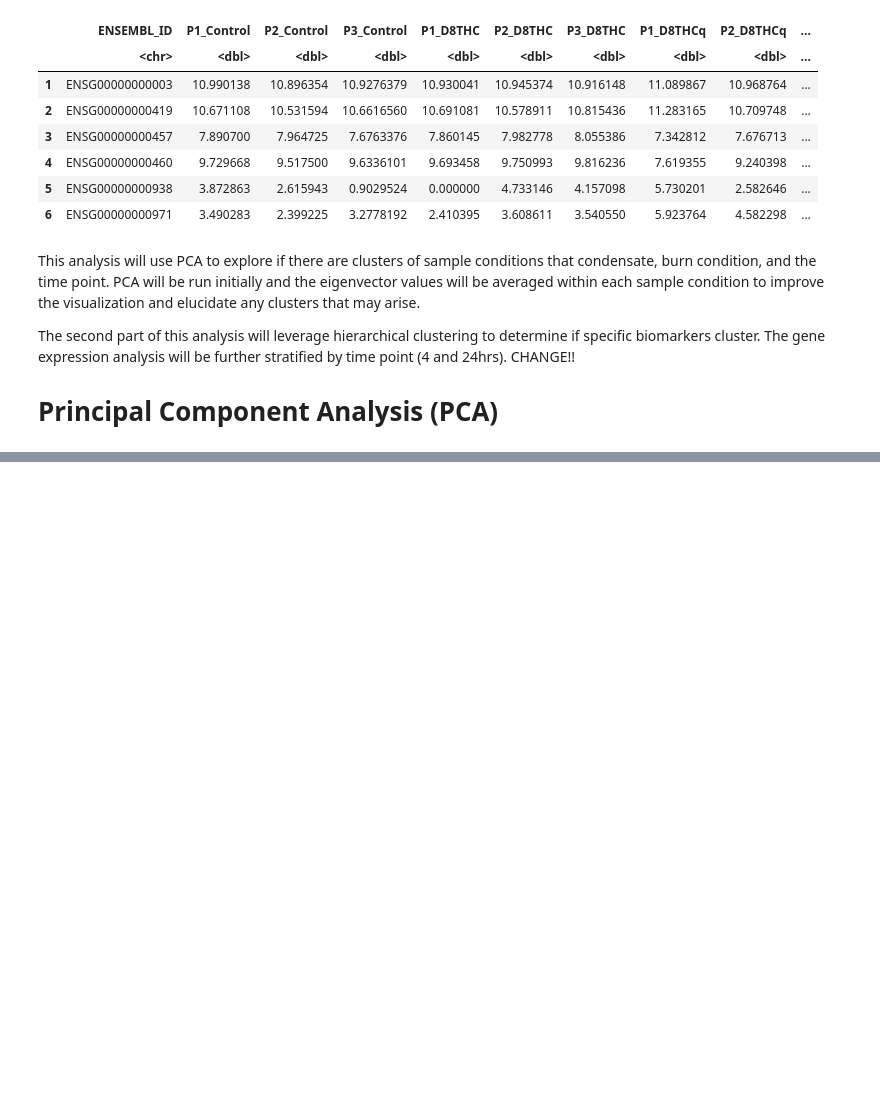
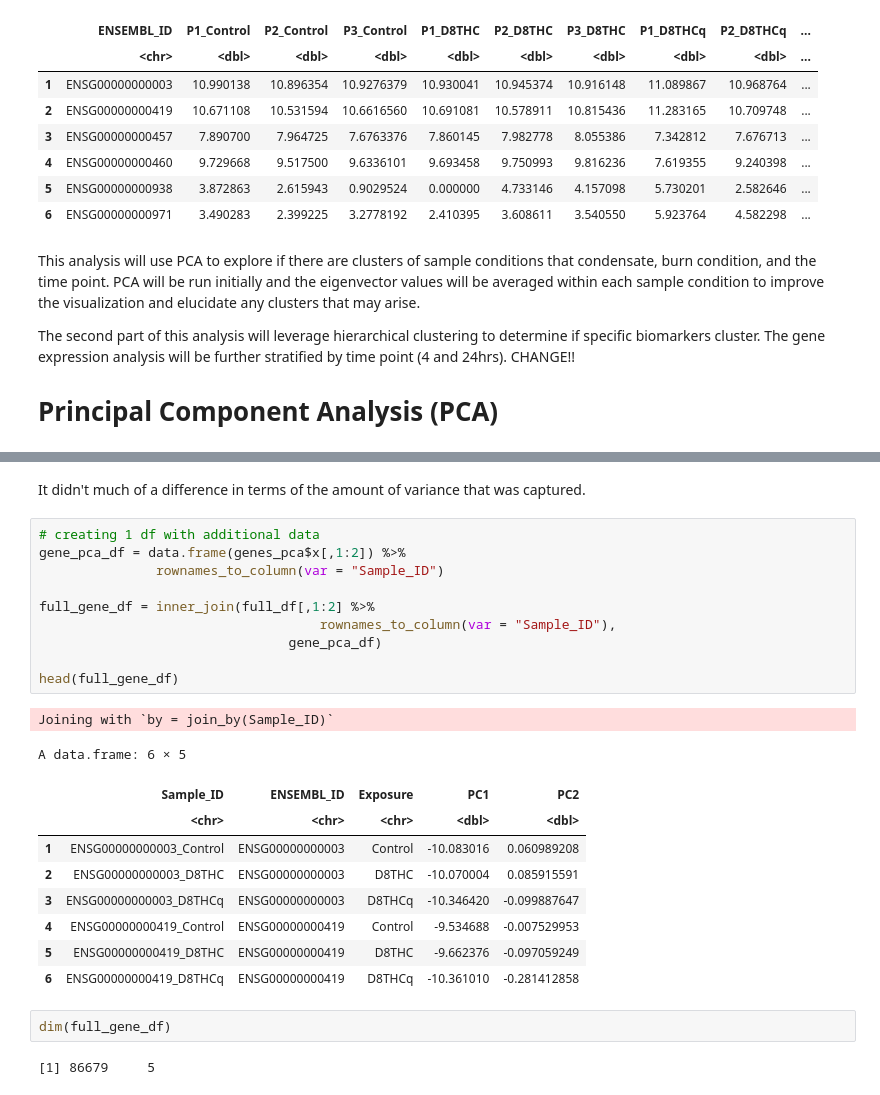
Before and after one commit to UNC-CEMALB/P1016.-THC-RNASeq-Adducts, a Jupyter notebook: 2. Cluster Analysis/Cluster Analysis.ipynb, the cells around one changed output, grey strips where cells are left out. Cells and saved outputs as stored; diff of their text form; blank space fills up the shorter version.

```diff
--- a/2. Cluster Analysis/Cluster Analysis.ipynb
+++ b/2. Cluster Analysis/Cluster Analysis.ipynb
@@ -81,0 +125,27 @@ A tibble: 260037 × 6
+# %% [markdown]
+It didn't much of a difference in terms of the amount of variance that was captured.
+# %%
+# creating 1 df with additional data
+gene_pca_df = data.frame(genes_pca$x[,1:2]) %>%
+               rownames_to_column(var = "Sample_ID")
+
+full_gene_df = inner_join(full_df[,1:2] %>%
+                                    rownames_to_column(var = "Sample_ID"),
+                                gene_pca_df)
+
+head(full_gene_df)
+# %% [output]
+Joining with `by = join_by(Sample_ID)`
+A data.frame: 6 × 5
+|  | Sample_ID | ENSEMBL_ID | Exposure | PC1 | PC2 |
+|  | <chr> | <chr> | <chr> | <dbl> | <dbl> |
+| 1 | ENSG00000000003_Control | ENSG00000000003 | Control | -10.083016 | 0.060989208 |
+| 2 | ENSG00000000003_D8THC | ENSG00000000003 | D8THC | -10.070004 | 0.085915591 |
+| 3 | ENSG00000000003_D8THCq | ENSG00000000003 | D8THCq | -10.346420 | -0.099887647 |
+| 4 | ENSG00000000419_Control | ENSG00000000419 | Control | -9.534688 | -0.007529953 |
+| 5 | ENSG00000000419_D8THC | ENSG00000000419 | D8THC | -9.662376 | -0.097059249 |
+| 6 | ENSG00000000419_D8THCq | ENSG00000000419 | D8THCq | -10.361010 | -0.281412858 |
+# %%
+dim(full_gene_df)
+# %% [output]
+[1] 86679     5
```
Also changed, not shown: parts of 9 cells of this notebook.
